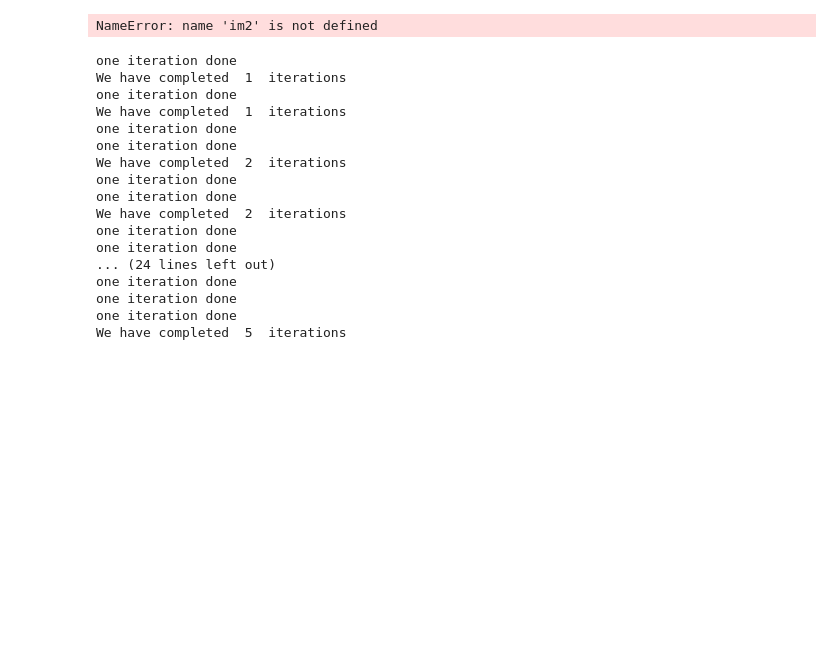
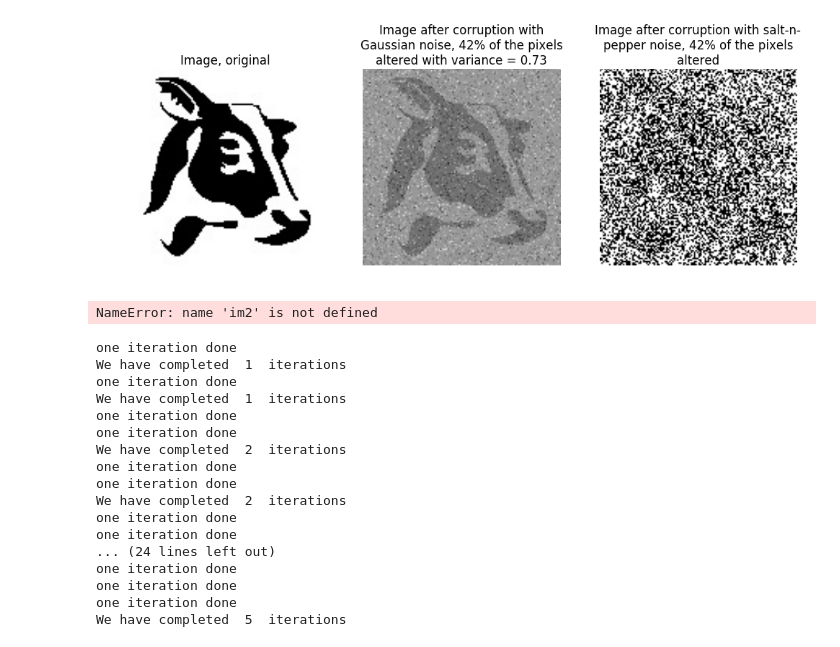
Before and after one commit to ellisp97/machine-learning-2, a Jupyter notebook: code/Untitled.ipynb, the cells around one changed output. Saved outputs shown, nothing was run; the diff lists cells and outputs as text; code cells hidden in the pictures; blank space fills up the shorter version.

```diff
--- a/code/Untitled.ipynb
+++ b/code/Untitled.ipynb
@@ -121,6 +121,10 @@ Stored 'im4_S' (ndarray)
 # im4 = genfromtxt('im4.csv', delimiter =',')
 # im4_G = genfromtxt('im4_G.csv', delimiter =',')
 # im4_S = genfromtxt('im4_S.csv', delimiter =',')
+# %%
+save_three_images(im4, im4_title1, im4_G, im4_title2, im4_S, im4_title3, "../images/q2/noisy_comparison.png")
+# %% [output]
+[figure, added]
 # %%
 def neighbours(i,j,M,N,size=4):
     if size==4:
```
Also changed, not shown: parts of 2 cells of this notebook, 19 other files.
